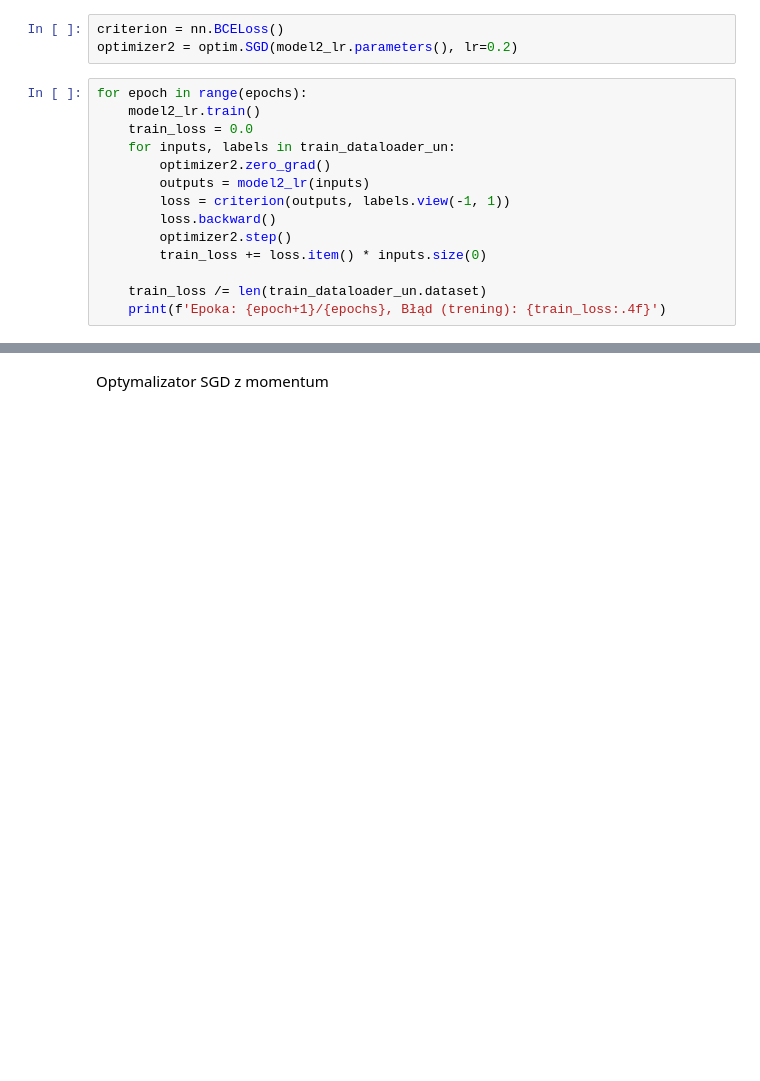
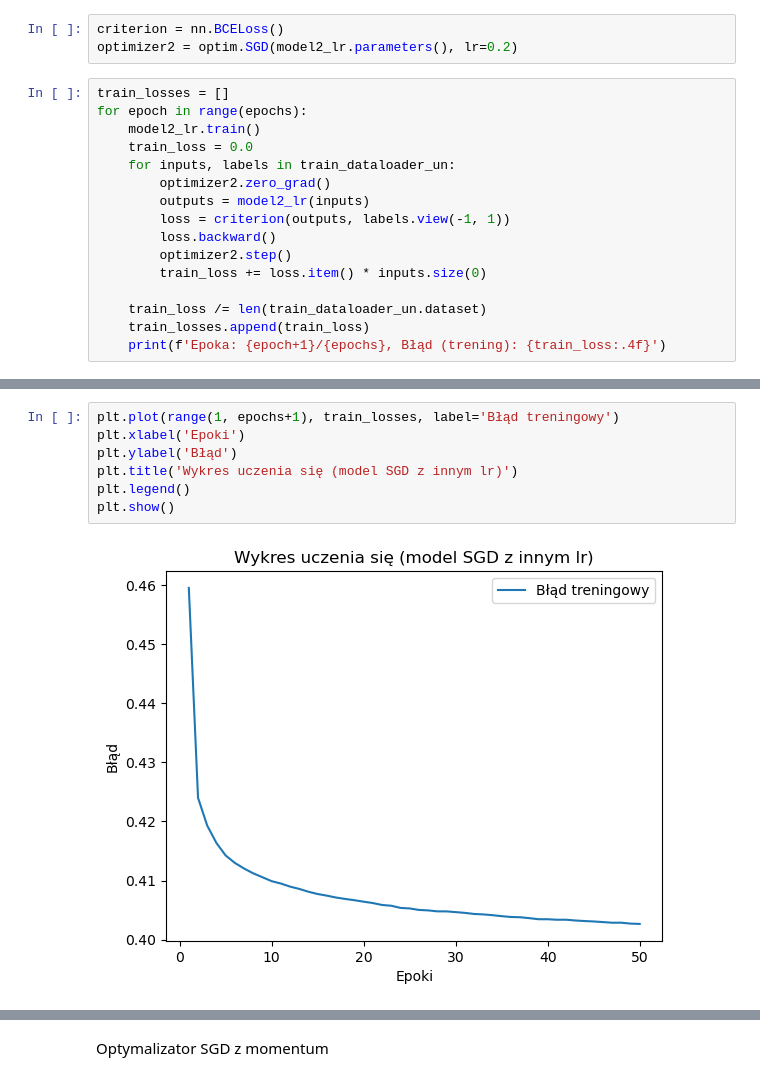
Before and after one commit to GWeronika/MachineLearningProjectSI, a Jupyter notebook: SI_project_smoking.ipynb, the cells around one changed output, grey strips where cells are left out. Drawn from its saved outputs; the diff is of its cells as text; blank space fills up the shorter version.

```diff
--- a/SI_project_smoking.ipynb
+++ b/SI_project_smoking.ipynb
@@ -980,6 +1037,7 @@ model2_lr = nn.Sequential(
 criterion = nn.BCELoss()
 optimizer2 = optim.SGD(model2_lr.parameters(), lr=0.2)
 # %%
+train_losses = []
 for epoch in range(epochs):
     model2_lr.train()
     train_loss = 0.0
@@ -992,4 +1050,5 @@ for epoch in range(epochs):
         train_loss += loss.item() * inputs.size(0)
 
     train_loss /= len(train_dataloader_un.dataset)
+    train_losses.append(train_loss)
     print(f'Epoka: {epoch+1}/{epochs}, Błąd (trening): {train_loss:.4f}')
@@ -996,3 +1073,12 @@ for epoch in range(epochs):
+# %%
+plt.plot(range(1, epochs+1), train_losses, label='Błąd treningowy')
+plt.xlabel('Epoki')
+plt.ylabel('Błąd')
+plt.title('Wykres uczenia się (model SGD z innym lr)')
+plt.legend()
+plt.show()
+# %% [output]
+[figure, added]
 # %%
 model2_lr.eval()
 test_loss = 0.0
```
Also changed, not shown: parts of 38 cells of this notebook.
